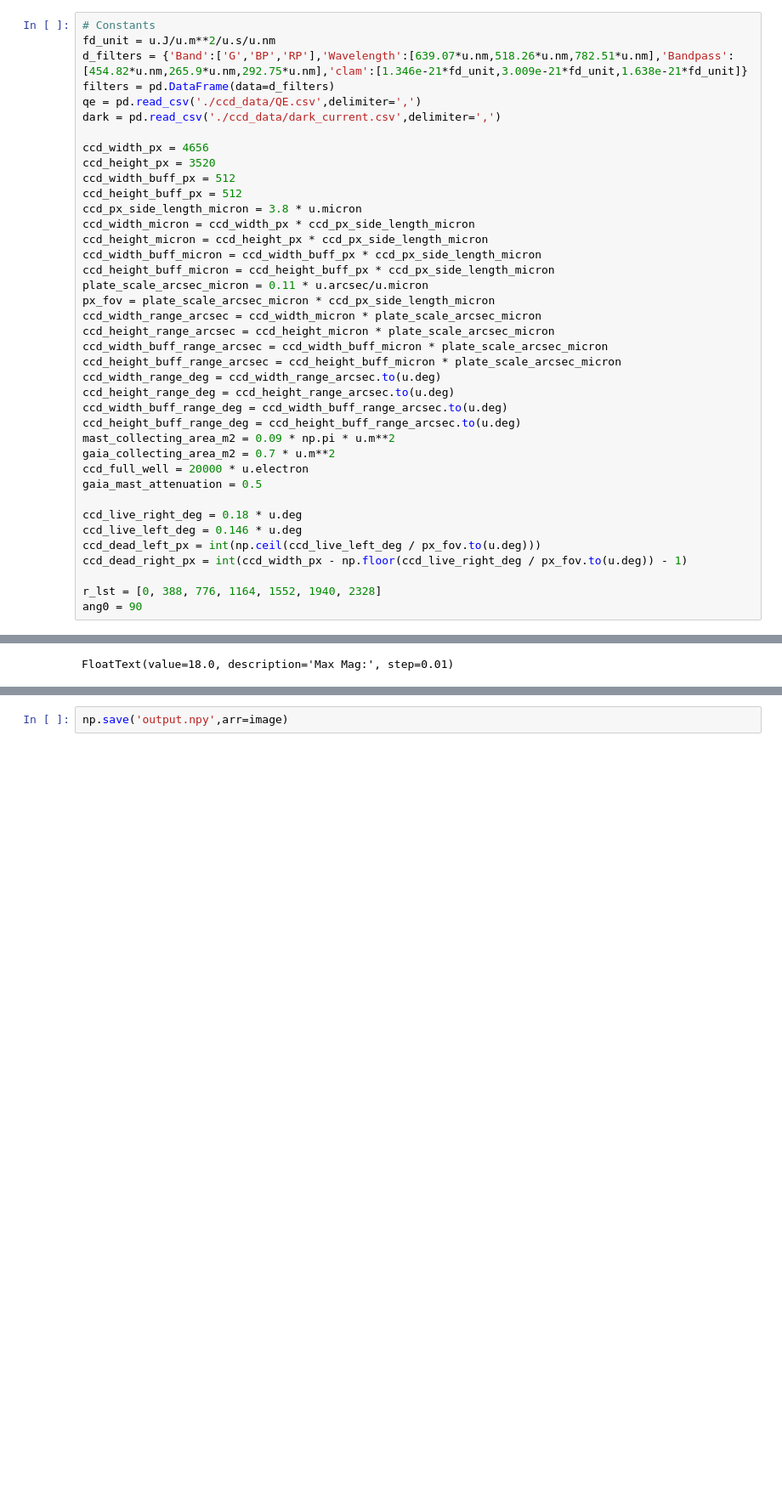
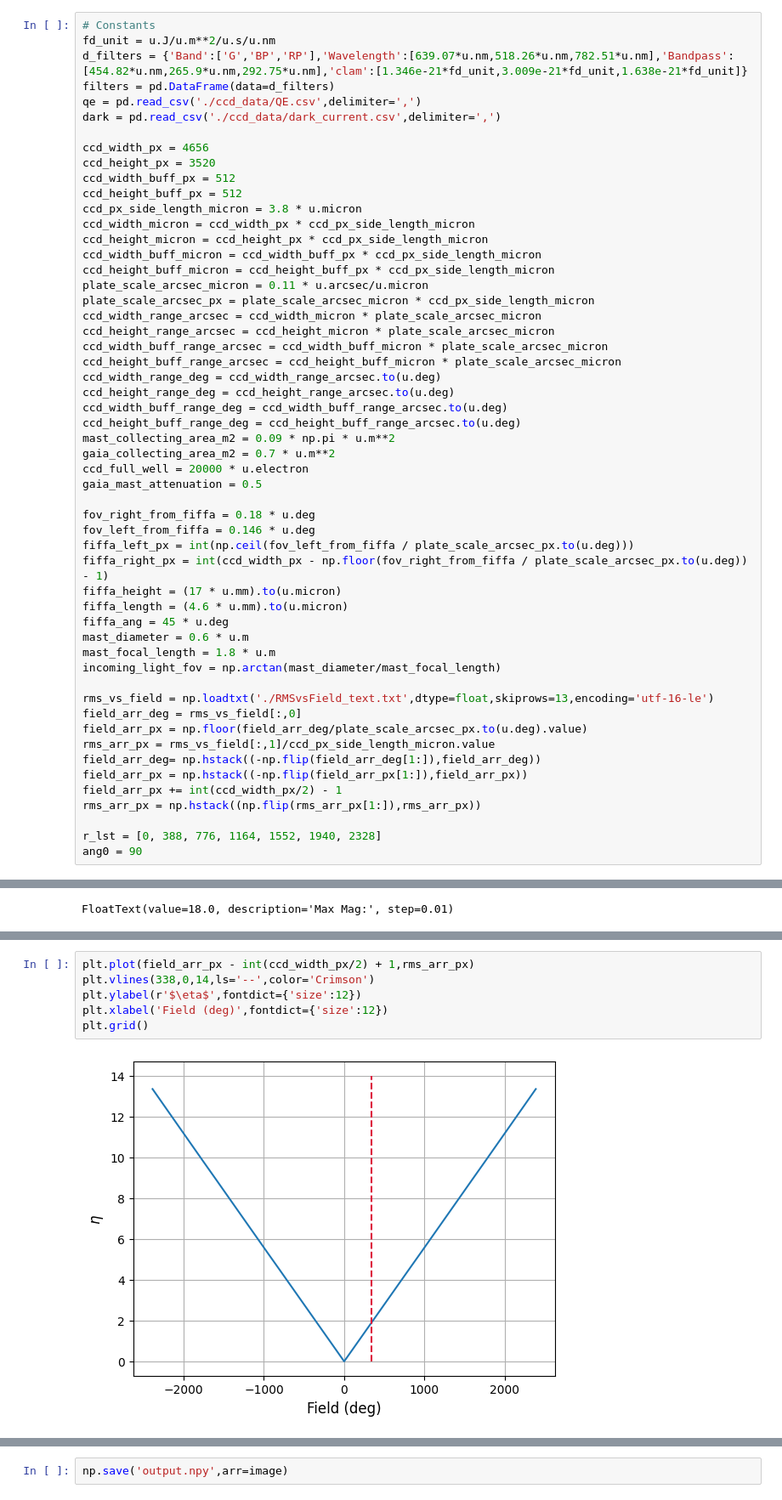
Before and after one commit to orenir49/MAST-simulator, a Jupyter notebook: query.ipynb, the cells around one changed output, grey strips where cells are left out. Shown at 85% size. Cells and saved outputs as stored; diff of their text form; blank space fills up the shorter version.

```diff
--- a/query.ipynb
+++ b/query.ipynb
@@ -32,7 +32,7 @@ ccd_height_micron = ccd_height_px * ccd_px_side_length_micron
 ccd_width_buff_micron = ccd_width_buff_px * ccd_px_side_length_micron
 ccd_height_buff_micron = ccd_height_buff_px * ccd_px_side_length_micron
 plate_scale_arcsec_micron = 0.11 * u.arcsec/u.micron
-px_fov = plate_scale_arcsec_micron * ccd_px_side_length_micron
+plate_scale_arcsec_px = plate_scale_arcsec_micron * ccd_px_side_length_micron
 ccd_width_range_arcsec = ccd_width_micron * plate_scale_arcsec_micron
 ccd_height_range_arcsec = ccd_height_micron * plate_scale_arcsec_micron
 ccd_width_buff_range_arcsec = ccd_width_buff_micron * plate_scale_arcsec_micron
@@ -46,10 +46,25 @@ gaia_collecting_area_m2 = 0.7 * u.m**2
 ccd_full_well = 20000 * u.electron
 gaia_mast_attenuation = 0.5
 
-ccd_live_right_deg = 0.18 * u.deg
-ccd_live_left_deg = 0.146 * u.deg
-ccd_dead_left_px = int(np.ceil(ccd_live_left_deg / px_fov.to(u.deg)))
-ccd_dead_right_px = int(ccd_width_px - np.floor(ccd_live_right_deg / px_fov.to(u.deg)) - 1)
+fov_right_from_fiffa = 0.18 * u.deg
+fov_left_from_fiffa = 0.146 * u.deg
+fiffa_left_px = int(np.ceil(fov_left_from_fiffa / plate_scale_arcsec_px.to(u.deg)))
+fiffa_right_px = int(ccd_width_px - np.floor(fov_right_from_fiffa / plate_scale_arcsec_px.to(u.deg)) - 1)
+fiffa_height = (17 * u.mm).to(u.micron)
+fiffa_length = (4.6 * u.mm).to(u.micron)
+fiffa_ang = 45 * u.deg
+mast_diameter = 0.6 * u.m
+mast_focal_length = 1.8 * u.m
+incoming_light_fov = np.arctan(mast_diameter/mast_focal_length)
+
+rms_vs_field = np.loadtxt('./RMSvsField_text.txt',dtype=float,skiprows=13,encoding='utf-16-le')
+field_arr_deg = rms_vs_field[:,0]
+field_arr_px = np.floor(field_arr_deg/plate_scale_arcsec_px.to(u.deg).value)
+rms_arr_px = rms_vs_field[:,1]/ccd_px_side_length_micron.value
+field_arr_deg= np.hstack((-np.flip(field_arr_deg[1:]),field_arr_deg))
+field_arr_px = np.hstack((-np.flip(field_arr_px[1:]),field_arr_px))
+field_arr_px += int(ccd_width_px/2) - 1
+rms_arr_px = np.hstack((np.flip(rms_arr_px[1:]),rms_arr_px))
 
 r_lst = [0, 388, 776, 1164, 1552, 1940, 2328]
 ang0 = 90
@@ -295,3 +373,11 @@ def create_image(table, ra_center , dec_center, t_exp = 1*u.s,seeing_arcsec = 1.
     image = remove_dead(image)
     image = add_read_dark_noise(image,temp,3.6*u.electron,t_exp)
     return image
+# %%
+plt.plot(field_arr_px - int(ccd_width_px/2) + 1,rms_arr_px)
+plt.vlines(338,0,14,ls='--',color='Crimson')
+plt.ylabel(r'$\eta$',fontdict={'size':12})
+plt.xlabel('Field (deg)',fontdict={'size':12})
+plt.grid()
+# %% [output]
+[figure, added]
```
Also changed, not shown: parts of 4 cells of this notebook, 3 other files.
